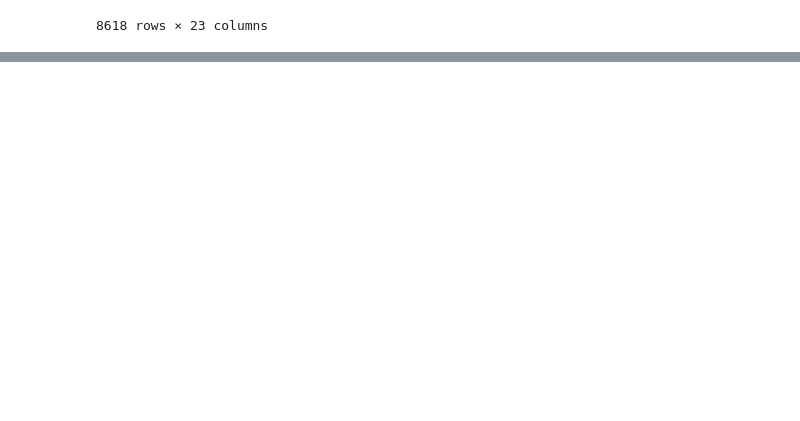
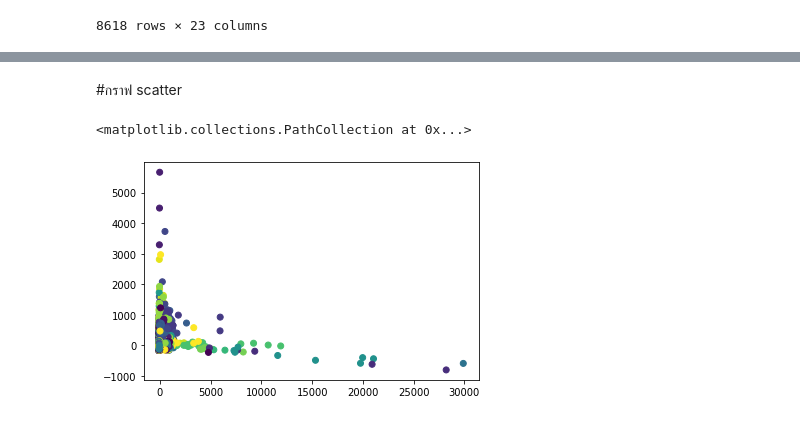
Before and after one commit to kittikhun62/Multivariate, a Jupyter notebook: Exam01.ipynb, the cells around one changed output, grey strips where cells are left out. Cells and saved outputs as stored; diff of their text form; code cells hidden in the pictures; blank space fills up the shorter version.

```diff
--- a/Exam01.ipynb
+++ b/Exam01.ipynb
@@ -482,0 +486,3 @@ newdata.drop(newdata.columns[newdata.columns.str.contains('_USRDA')].values, axi
+# %%
+newdata_dropped = newdata.drop(['VitE_mg','Niacin_mg','Riboflavin_mg','Thiamin_mg','Magnesium_mg','Phosphorus_mg','Zinc_mg'], axis=1)
+newdata_dropped
@@ -482,0 +531,4 @@ newdata.drop(newdata.columns[newdata.columns.str.contains('_USRDA')].values, axi
+# %%
+pca = PCA(n_components=2)
+# %%
+new_pca = pca.fit_transform(newdata_dropped.to_numpy())
@@ -482,0 +623,7 @@ newdata.drop(newdata.columns[newdata.columns.str.contains('_USRDA')].values, axi
+# %% [markdown]
+#กราฟ scatter
+# %%
+plt.scatter(new_pca[:,0],new_pca[:,1],c = data_dropped2['FoodGroup'])
+# %% [output]
+<matplotlib.collections.PathCollection at 0x...>
+[figure, added]
```
Also changed, not shown: parts of 30 cells of this notebook.
